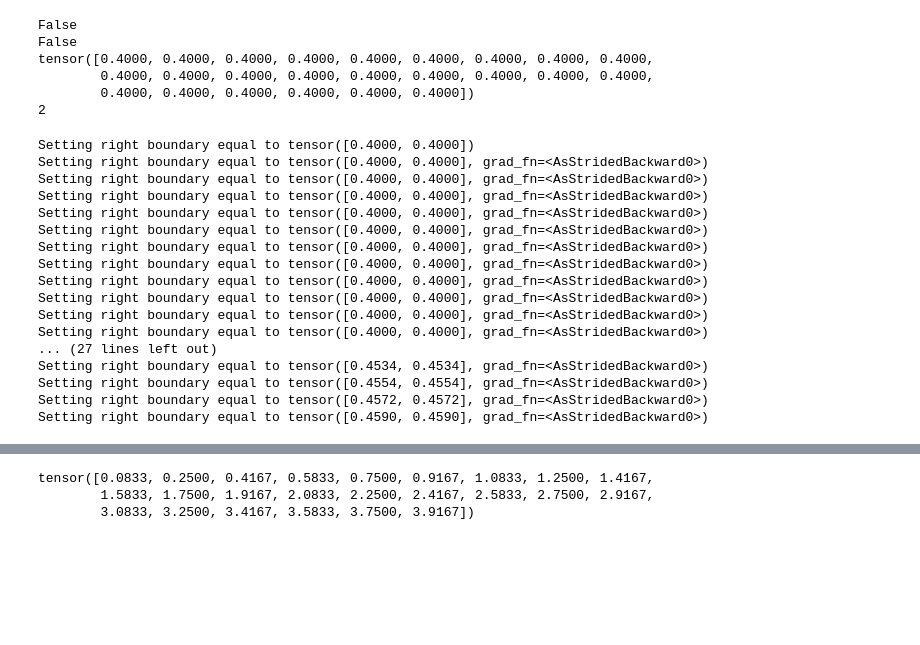
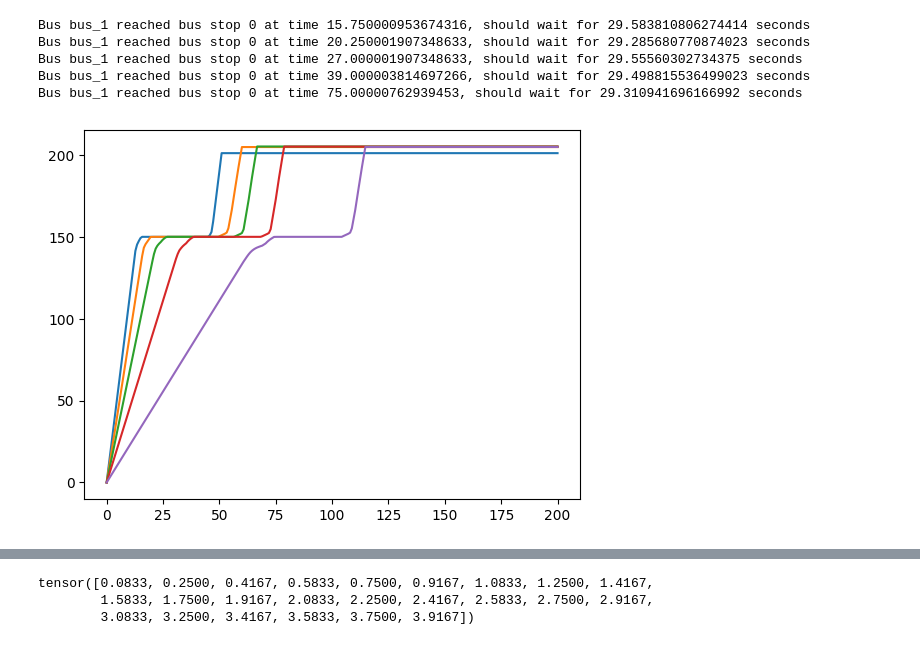
Before and after one commit to TorjeiHelset/master_project, a Jupyter notebook: notebooks/test_full_bus_ad.ipynb, the cells around one changed output, grey strips where cells are left out. Saved outputs shown, nothing was run; the diff lists cells and outputs as text; code cells hidden in the pictures; blank space fills up the shorter version.

Commit message:
Updated method for slowing down bus coming into stop

```diff
--- a/notebooks/test_full_bus_ad.ipynb
+++ b/notebooks/test_full_bus_ad.ipynb
@@ -57,33 +61,35 @@ temp_network = nw.RoadNetwork([road], [], T, [], [])
-# %%
-for road in temp_network.roads:
-    print(road.left)
-    print(road.right)
-    print(road.rho)
-    print(road.pad)
-# %% [output]
-False
-False
-tensor([0.4000, 0.4000, 0.4000, 0.4000, 0.4000, 0.4000, 0.4000, 0.4000, 0.4000,
-        0.4000, 0.4000, 0.4000, 0.4000, 0.4000, 0.4000, 0.4000, 0.4000, 0.4000,
-        0.4000, 0.4000, 0.4000, 0.4000, 0.4000, 0.4000])
-2
-# %%
-densities, _, _, _ = temp_network.solve_cons_law()
-# %% [output]
-Setting right boundary equal to tensor([0.4000, 0.4000])
-Setting right boundary equal to tensor([0.4000, 0.4000], grad_fn=<AsStridedBackward0>)
-Setting right boundary equal to tensor([0.4000, 0.4000], grad_fn=<AsStridedBackward0>)
-Setting right boundary equal to tensor([0.4000, 0.4000], grad_fn=<AsStridedBackward0>)
-Setting right boundary equal to tensor([0.4000, 0.4000], grad_fn=<AsStridedBackward0>)
-Setting right boundary equal to tensor([0.4000, 0.4000], grad_fn=<AsStridedBackward0>)
-Setting right boundary equal to tensor([0.4000, 0.4000], grad_fn=<AsStridedBackward0>)
-Setting right boundary equal to tensor([0.4000, 0.4000], grad_fn=<AsStridedBackward0>)
-Setting right boundary equal to tensor([0.4000, 0.4000], grad_fn=<AsStridedBackward0>)
-Setting right boundary equal to tensor([0.4000, 0.4000], grad_fn=<AsStridedBackward0>)
-Setting right boundary equal to tensor([0.4000, 0.4000], grad_fn=<AsStridedBackward0>)
-Setting right boundary equal to tensor([0.4000, 0.4000], grad_fn=<AsStridedBackward0>)
-... (27 lines left out)
-Setting right boundary equal to tensor([0.4534, 0.4534], grad_fn=<AsStridedBackward0>)
-Setting right boundary equal to tensor([0.4554, 0.4554], grad_fn=<AsStridedBackward0>)
-Setting right boundary equal to tensor([0.4572, 0.4572], grad_fn=<AsStridedBackward0>)
-Setting right boundary equal to tensor([0.4590, 0.4590], grad_fn=<AsStridedBackward0>)
+# %%
+bus_lengths = []
+for network in networks:
+    densities, _, bus_lengths_, _, _ = network.solve_cons_law_counting()
+    bus_lengths.append(bus_lengths_)
+# densities, _, bus_lengths, _ = network.solve_cons_law()
+# %% [output]
+Bus bus_1 reached bus stop 0 at time 15.750000953674316, should wait for 29.583810806274414 seconds
+Bus bus_1 reached bus stop 0 at time 20.250001907348633, should wait for 29.285680770874023 seconds
+Bus bus_1 reached bus stop 0 at time 27.000001907348633, should wait for 29.55560302734375 seconds
+Bus bus_1 reached bus stop 0 at time 39.000003814697266, should wait for 29.498815536499023 seconds
+Bus bus_1 reached bus stop 0 at time 75.00000762939453, should wait for 29.310941696166992 seconds
+# %%
+times_container = []
+lengths_container = []
+for lengths in bus_lengths:
+    times_ = list(lengths[0].keys())
+    times = []
+    lengths_ = []
+    for t in times_:
+        try:
+            times.append(t.detach())
+        except:
+            times.append(t)
+        lengths_.append(lengths[0][t].detach())
+    times_container.append(times)
+    lengths_container.append(lengths_)
+# %%
+for times, lengths in zip(times_container, lengths_container):
+    plt.plot(times, lengths)
+#     break
+# plt.plot([12.75, 12.75], [0, 200])
+# plt.plot([24, 24], [0, 200])
+# %% [output]
+[figure, added]
```
Also changed, not shown: parts of 7 cells of this notebook, 3 other files.
